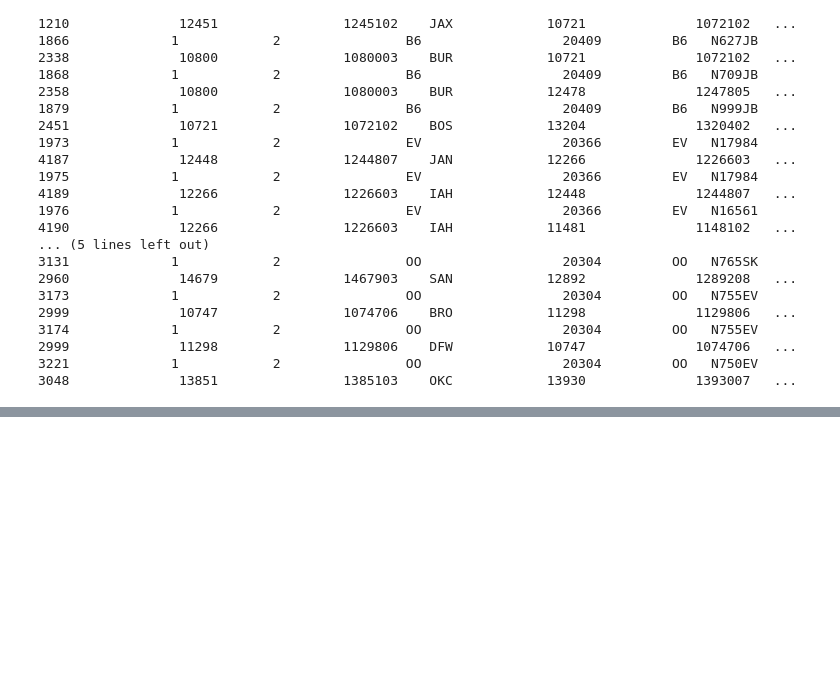
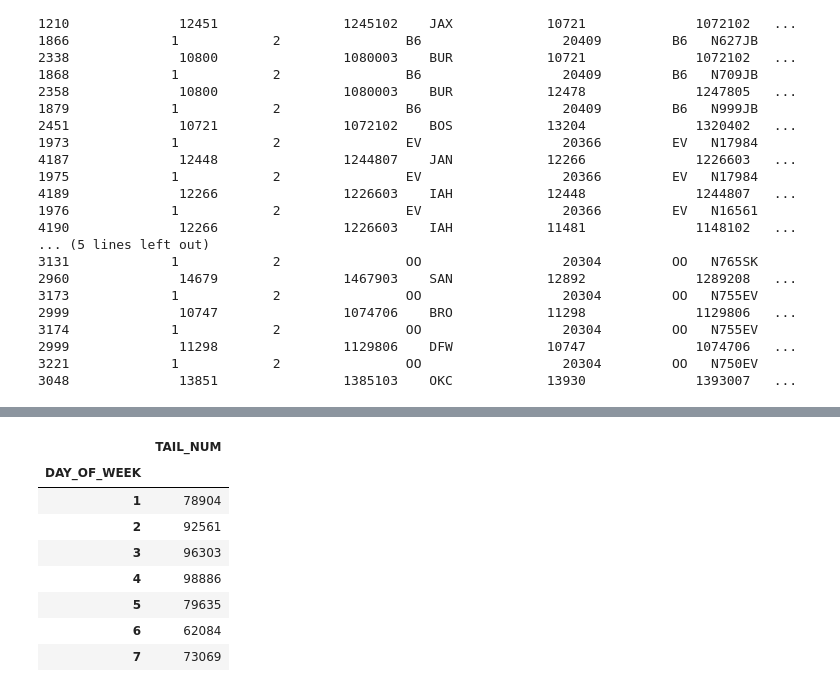
Before and after one commit to GauravVermaji/Flight-delay-prediction-project, a Jupyter notebook: EDA_Flight.ipynb, the cells around one changed output, grey strips where cells are left out. Cells and saved outputs as stored; diff of their text form; code cells hidden in the pictures; blank space fills up the shorter version.

```diff
--- a/EDA_Flight.ipynb
+++ b/EDA_Flight.ipynb
@@ -147,0 +210,13 @@ print(flight_df[flight_df.isnull().any(axis=1)].head(20))
+# %%
+#flights take off in week
+flight_df.groupby('DAY_OF_WEEK').count()[['TAIL_NUM']]
+# %% [output]
+|  | TAIL_NUM |
+| DAY_OF_WEEK |  |
+| 1 | 78904 |
+| 2 | 92561 |
+| 3 | 96303 |
+| 4 | 98886 |
+| 5 | 79635 |
+| 6 | 62084 |
+| 7 | 73069 |
```
Also changed, not shown: parts of 4 cells of this notebook.
